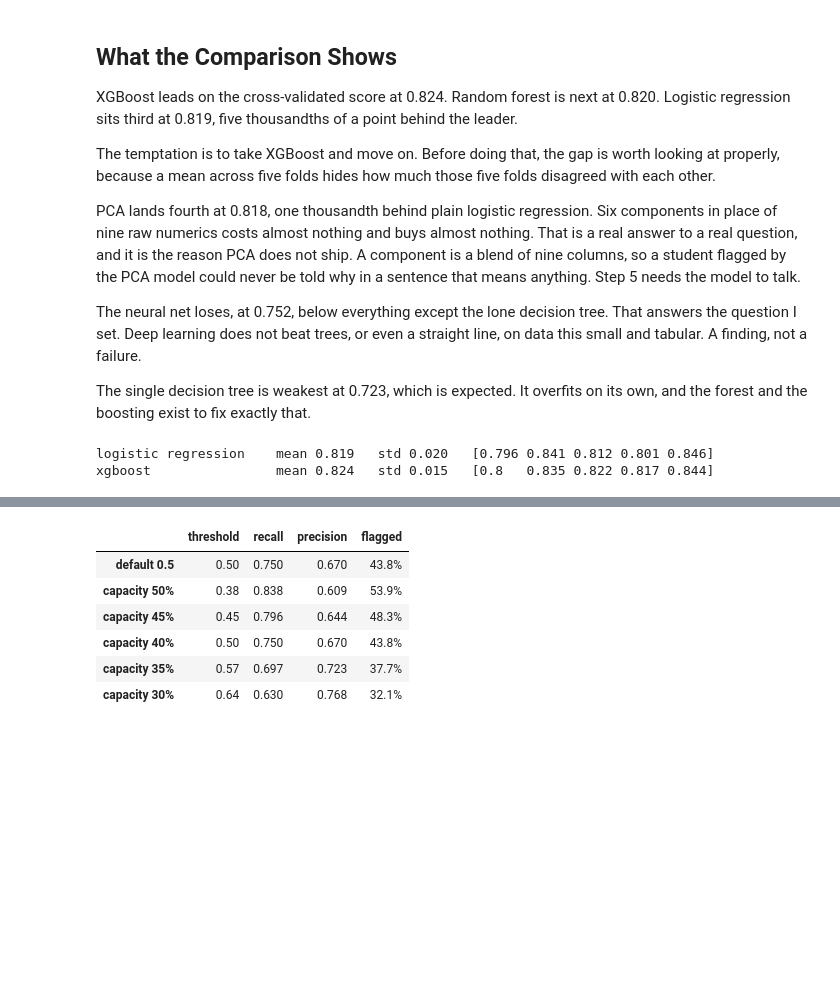
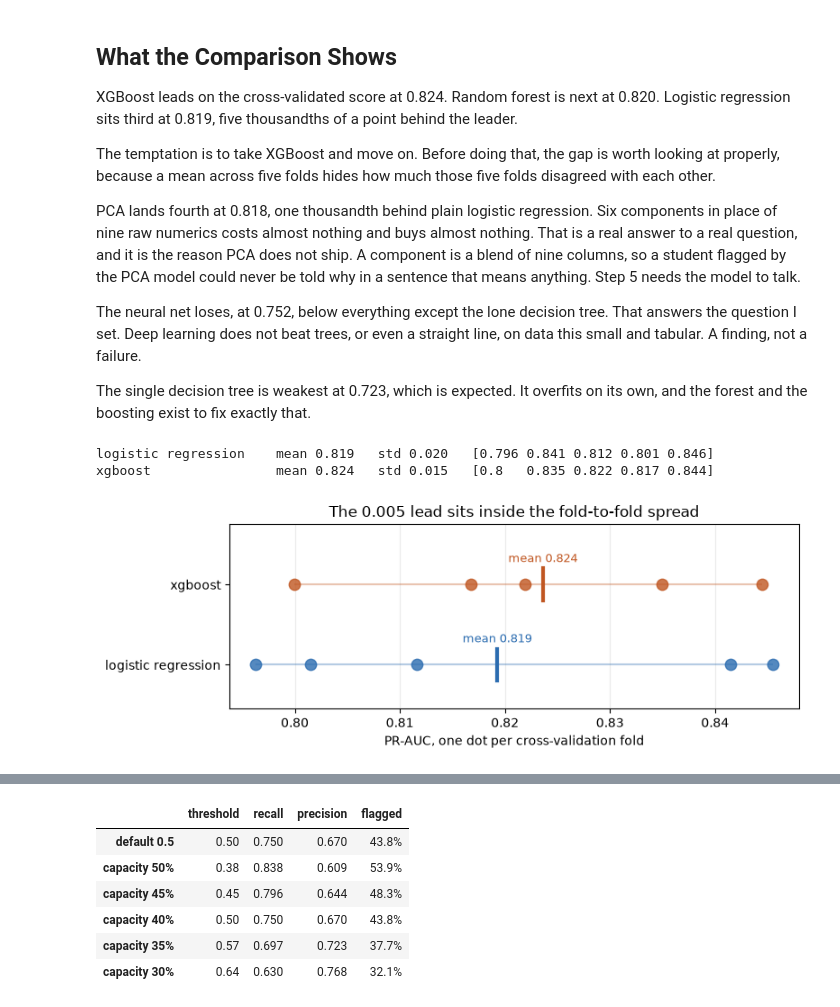
Before and after one commit to jeryldev/pgdaiml-capstone, a Jupyter notebook: notebooks/04_modeling.ipynb, the cells around one changed output, grey strips where cells are left out. Saved outputs shown, nothing was run; the diff lists cells and outputs as text; code cells hidden in the pictures; blank space fills up the shorter version.

```diff
--- a/notebooks/04_modeling.ipynb
+++ b/notebooks/04_modeling.ipynb
@@ -184,14 +184,38 @@ The neural net loses, at 0.752, below everything except the lone decision tree.
 The single decision tree is weakest at 0.723, which is expected. It overfits on its own, and the forest and the boosting exist to fix exactly that.
 # %%
 from sklearn.model_selection import cross_val_score
+import matplotlib.pyplot as plt
 
 # Is XGBoost actually better, or did it just land on top this time?
+folds = {}
 for name in ["logistic regression", "xgboost"]:
-    folds = cross_val_score(clone(fitted[name]), Xtr, ytr, cv=cv, scoring="average_precision")
-    print(f"{name:22} mean {folds.mean():.3f}   std {folds.std():.3f}   {np.round(folds, 3)}")
+    folds[name] = cross_val_score(clone(fitted[name]), Xtr, ytr, cv=cv, scoring="average_precision")
+    f = folds[name]
+    print(f"{name:22} mean {f.mean():.3f}   std {f.std():.3f}   {np.round(f, 3)}")
+
+# The table above states that the lead is inside the noise. The chart shows it, which
+# is harder to argue with. Each dot is one fold. The bar is the mean.
+fig, ax = plt.subplots(figsize=(8, 3))
+colors = {"logistic regression": "#2b6cb0", "xgboost": "#c05621"}
+for i, (name, f) in enumerate(folds.items()):
+    ax.hlines(i, f.min(), f.max(), color=colors[name], lw=1.5, alpha=0.35, zorder=2)
+    ax.scatter(f, [i] * len(f), s=80, alpha=0.8, color=colors[name], zorder=3)
+    ax.plot([f.mean()] * 2, [i - 0.2, i + 0.2], color=colors[name], lw=3, zorder=4)
+    ax.annotate(f"mean {f.mean():.3f}", (f.mean(), i + 0.28), ha="center", fontsize=9,
+                color=colors[name])
+ax.set_yticks(range(len(folds)))
+ax.set_yticklabels(list(folds))
+ax.set_ylim(-0.55, len(folds) - 0.25)
+ax.set_xlabel("PR-AUC, one dot per cross-validation fold")
+ax.set_title("The 0.005 lead sits inside the fold-to-fold spread")
+ax.grid(axis="x", alpha=0.25)
+fig.tight_layout()
+fig.savefig(ROOT / "reports" / "figures" / "model_fold_noise.png", dpi=110)
+plt.show()
 # %% [output]
 logistic regression    mean 0.819   std 0.020   [0.796 0.841 0.812 0.801 0.846]
 xgboost                mean 0.824   std 0.015   [0.8   0.835 0.822 0.817 0.844]
+[figure, added]
 # %% [markdown]
 ## The Model I Choose
 
```
Also changed, not shown: parts of 7 cells of this notebook, 10 other files.
